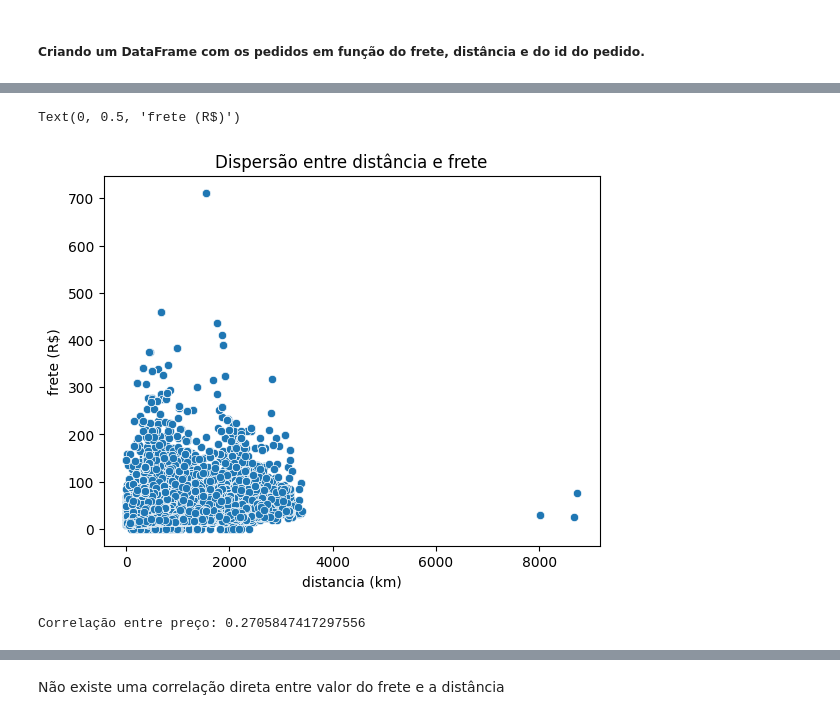
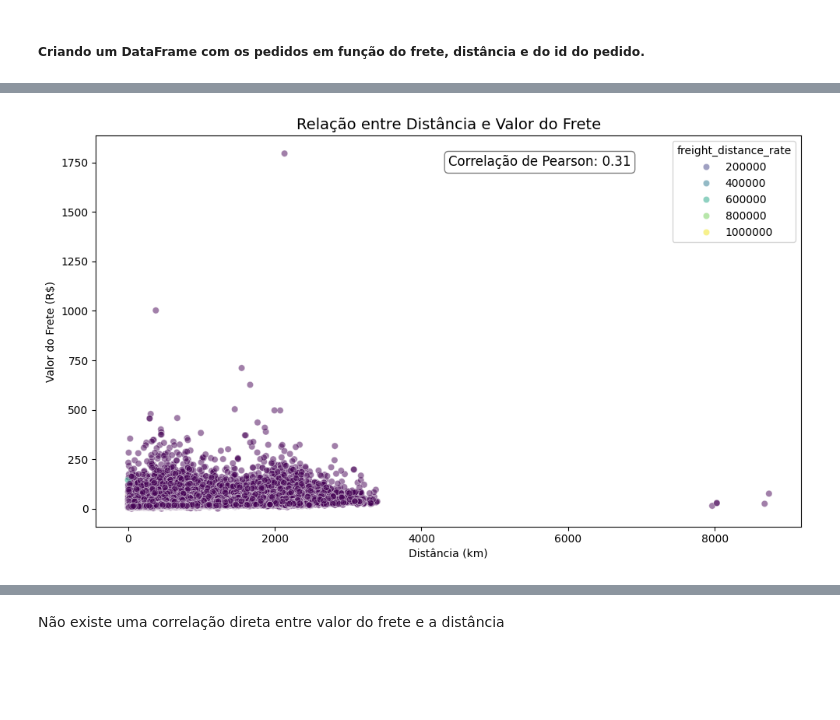
Before and after one commit to marcello10/triggo-ai-olist, a Jupyter notebook: analyses-olist.ipynb, the cells around one changed output, grey strips where cells are left out. Drawn from its saved outputs; the diff is of its cells as text; code cells hidden in the pictures; blank space fills up the shorter version.

```diff
--- a/analyses-olist.ipynb
+++ b/analyses-olist.ipynb
@@ -1032 +960,3 @@ df_freight_distance.iloc[:][['distance','freight_value']]
+# %%
+df_freight_distance_greater_zero = df_freight_distance[(df_freight_distance['freight_value']!=0) & (df_freight_distance['distance'] != 0)].reset_index(drop=True)
 # %%
@@ -1034,12 +967,34 @@ corr_freight_distance = df_freight_distance['distance'].corr(df_freight_distance
-# %%
-sns.scatterplot(data=df_freight_distance,x='distance',y='freight_value')
-plt.title('Dispersão entre distância e frete')
-plt.xlabel('distancia (km)')
-plt.ylabel('frete (R$)')
-# %% [output]
-Text(0, 0.5, 'frete (R$)')
-[figure, removed]
-# %%
-print(f"Correlação entre preço: {corr_freight_distance}")
-# %% [output]
-Correlação entre preço: 0.2705847417297556
+# %%
+freight_distance_rate = df_freight_distance_greater_zero.eval('freight_value/distance').rename('distance_freight_rate')
+# %%
+df_freight_distance_greater_zero['freight_distance_rate'] = freight_distance_rate
+# %%
+plt.figure(figsize=(10,6))
+sns.scatterplot(
+    data=df_freight_distance_greater_zero,
+    x='distance',
+    y='freight_value',
+    hue='freight_distance_rate',
+    alpha=0.5,
+    palette='viridis'
+)
+
+# Título e rótulos
+plt.title('Relação entre Distância e Valor do Frete', fontsize=14)
+plt.xlabel('Distância (km)')
+plt.ylabel('Valor do Frete (R$)')
+
+# Correlação de Pearson no gráfico
+plt.text(
+    0.50, 0.95,
+    f'Correlação de Pearson: {corr_freight_distance:.2f}',
+    transform=plt.gca().transAxes,
+    fontsize=12,
+    verticalalignment='top',
+    bbox=dict(boxstyle='round', facecolor='white', alpha=0.5)
+)
+
+plt.tight_layout()
+plt.show()
+# %% [output]
+[figure, added]
```
Also changed, not shown: parts of 30 cells of this notebook, 1 other file.
